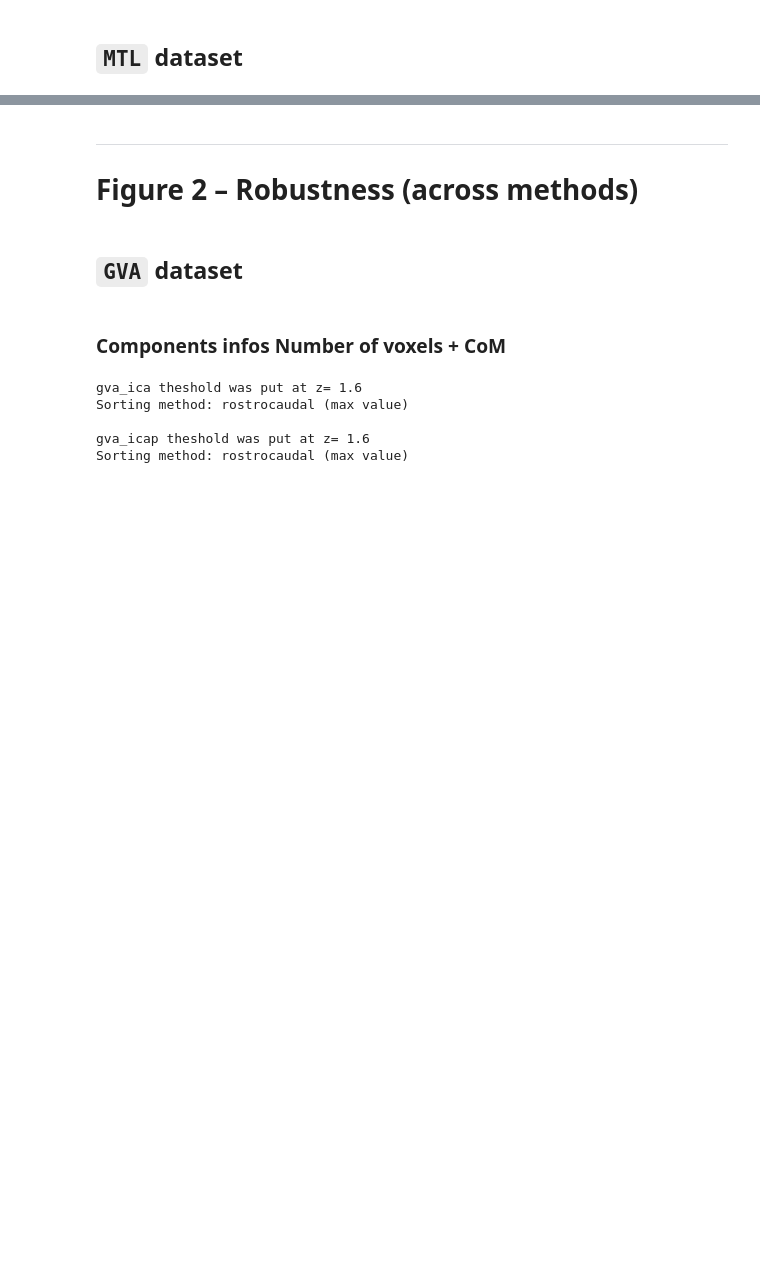
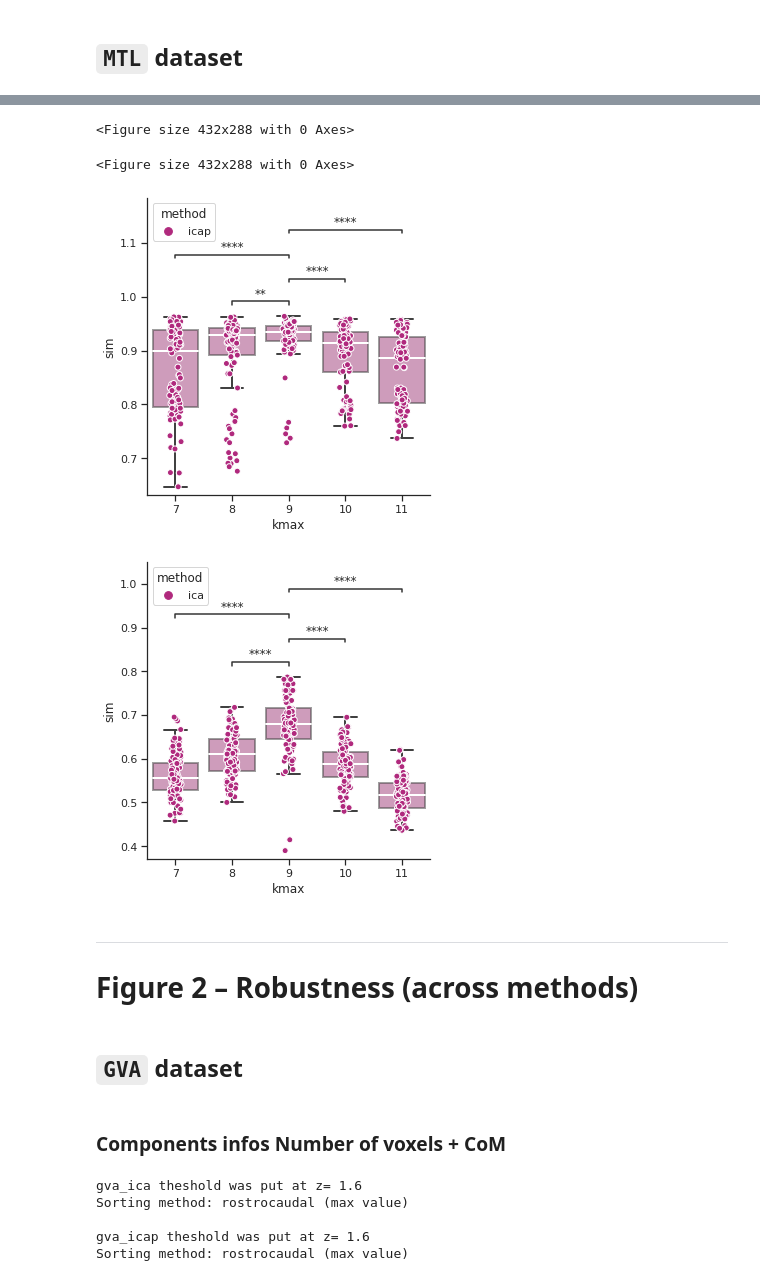
Before and after one commit to NawalK/hc_project_analyses, a Jupyter notebook: notebook/analysis_spine_only_paper_stats.ipynb, the cells around one changed output, grey strips where cells are left out. Drawn from its saved outputs; the diff is of its cells as text; code cells hidden in the pictures; blank space fills up the shorter version.

```diff
--- a/notebook/analysis_spine_only_paper_stats.ipynb
+++ b/notebook/analysis_spine_only_paper_stats.ipynb
@@ -54,2 +127,23 @@ with open('../config/config_spine_only_CL.json') as config_file:
 # %% [markdown]
 ## `MTL` dataset
+# %%
+sns.set(style="ticks",  font='sans-serif')
+colors=["#b0297dff","#b0297dff"]
+fig = plt.figure()
+
+dataframes=dataframe_mtl_icap,dataframe_mtl_ica
+for i in range(len(dataframes)):
+    plt.figure(i)
+
+    g=sns.catplot(y="sim",x="kmax",data=dataframes[i] , kind="box", legend=True, legend_out=True,
+             linewidth=2,medianprops=dict(color="white"),palette=[colors[i]],
+             boxprops=dict(alpha=.5),fliersize=0, aspect=1) #fliersize=0)
+
+    #g.fig.set_size_inches(10,10)
+
+    h=sns.stripplot(y="sim",x="kmax",data=dataframes[i] , hue="method", #alpha=.5
+                  size=6, palette=[colors[i]], linewidth=1,edgecolor='white',dodge=True)
+
+    add_stat_annotation(h, data=dataframes[i], x="kmax", y="sim", order=dataframes[i]['kmax'].unique(),
+                    box_pairs=[(dataframes[i]['kmax'].unique()[0], dataframes[i]['kmax'].unique()[2]), (dataframes[i]['kmax'].unique()[1], dataframes[i]['kmax'].unique()[2]), (dataframes[i]['kmax'].unique()[2], dataframes[i]['kmax'].unique()[3]),(dataframes[i]['kmax'].unique()[2], dataframes[i]['kmax'].unique()[4])],test='t-test_ind')
+# %% [output]
@@ -56,3 +167,7 @@ with open('../config/config_spine_only_CL.json') as config_file:
+<Figure size 432x288 with 0 Axes>
+<Figure size 432x288 with 0 Axes>
+[figure, added]
+[figure, added]
 # %% [markdown]
 <hr style="border:1px solid black">
 
```
Also changed, not shown: parts of 6 cells of this notebook, 3 other files.
